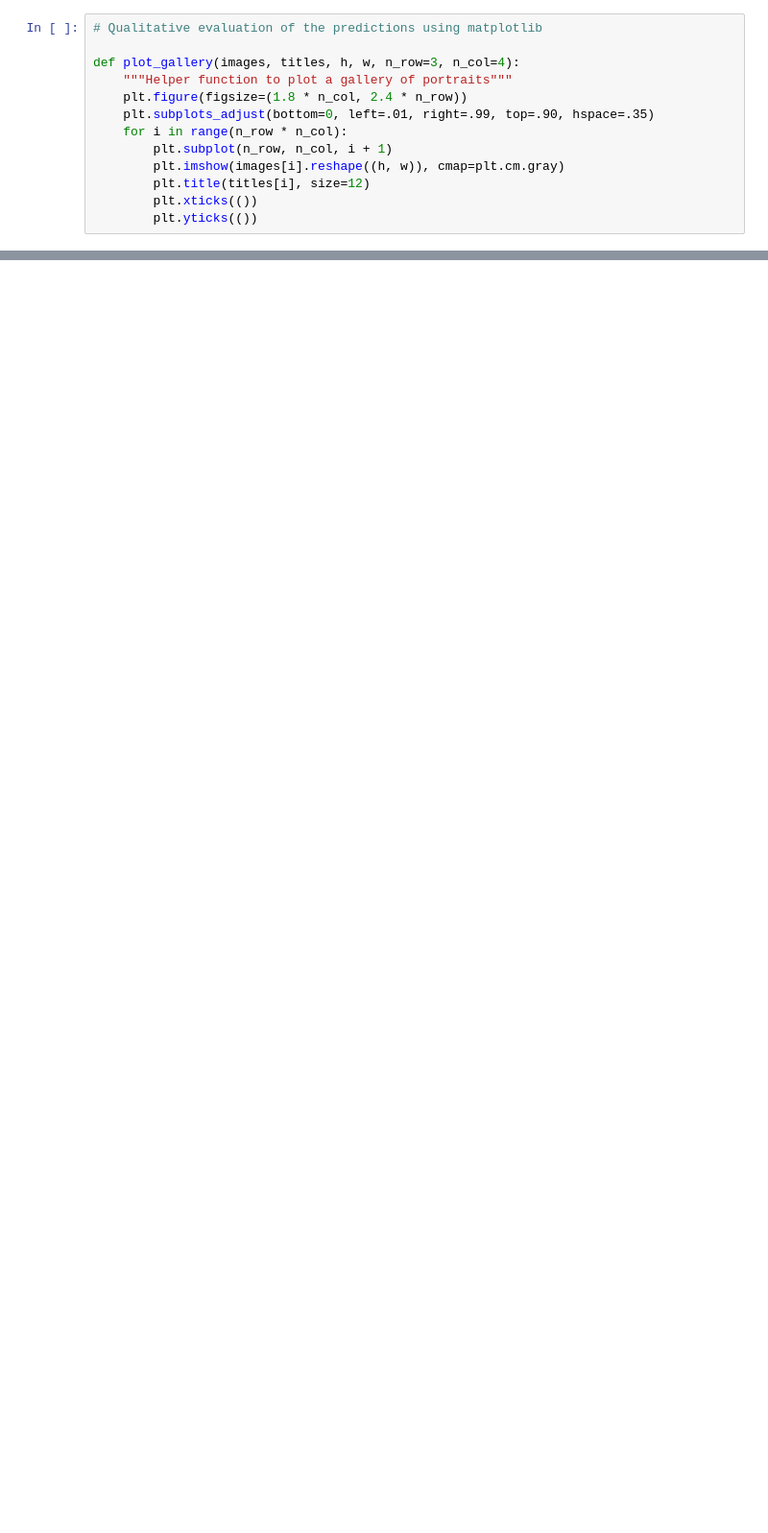
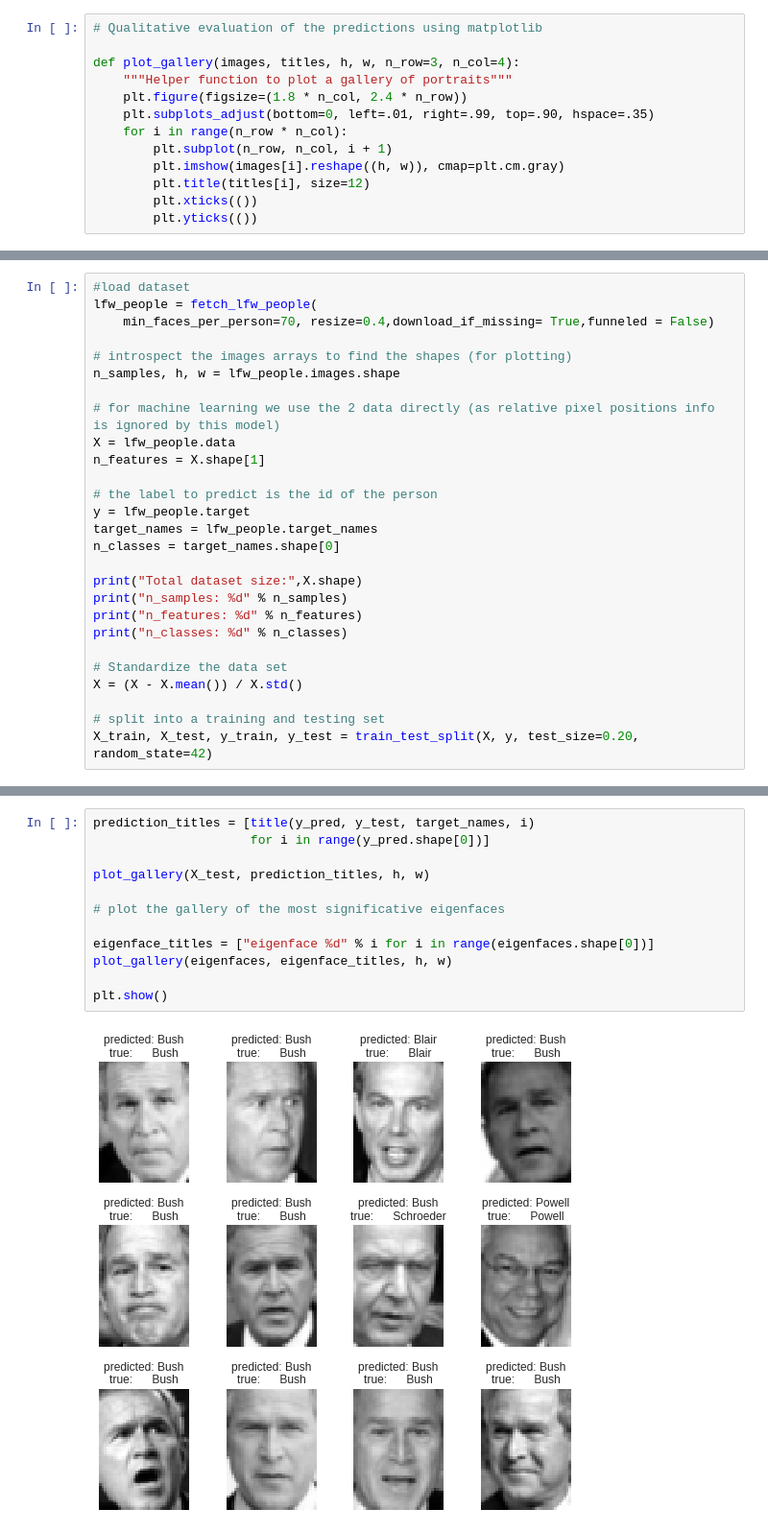
Before and after one commit to AbdelrahmanKhaledAmer/ML_Project, a Jupyter notebook: project2/Task1.ipynb, the cells around one changed output, grey strips where cells are left out. Shown at 96% size. Cells and saved outputs as stored; diff of their text form; blank space fills up the shorter version.

```diff
--- a/project2/Task1.ipynb
+++ b/project2/Task1.ipynb
@@ -206,0 +251,27 @@ plt.show()
+# %%
+#load dataset
+lfw_people = fetch_lfw_people(
+    min_faces_per_person=70, resize=0.4,download_if_missing= True,funneled = False)
+
+# introspect the images arrays to find the shapes (for plotting)
+n_samples, h, w = lfw_people.images.shape
+
+# for machine learning we use the 2 data directly (as relative pixel positions info is ignored by this model)
+X = lfw_people.data
+n_features = X.shape[1]
+
+# the label to predict is the id of the person
+y = lfw_people.target
+target_names = lfw_people.target_names
+n_classes = target_names.shape[0]
+
+print("Total dataset size:",X.shape)
+print("n_samples: %d" % n_samples)
+print("n_features: %d" % n_features)
+print("n_classes: %d" % n_classes)
+
+# Standardize the data set
+X = (X - X.mean()) / X.std()
+
+# split into a training and testing set
+X_train, X_test, y_train, y_test = train_test_split(X, y, test_size=0.20, random_state=42)
@@ -206,0 +300,14 @@ plt.show()
+# %%
+prediction_titles = [title(y_pred, y_test, target_names, i)
+                     for i in range(y_pred.shape[0])]
+
+plot_gallery(X_test, prediction_titles, h, w)
+
+# plot the gallery of the most significative eigenfaces
+
+eigenface_titles = ["eigenface %d" % i for i in range(eigenfaces.shape[0])]
+plot_gallery(eigenfaces, eigenface_titles, h, w)
+
+plt.show()
+# %% [output]
+[figure, added]
```
Also changed, not shown: parts of 13 cells of this notebook, 2 other files.
